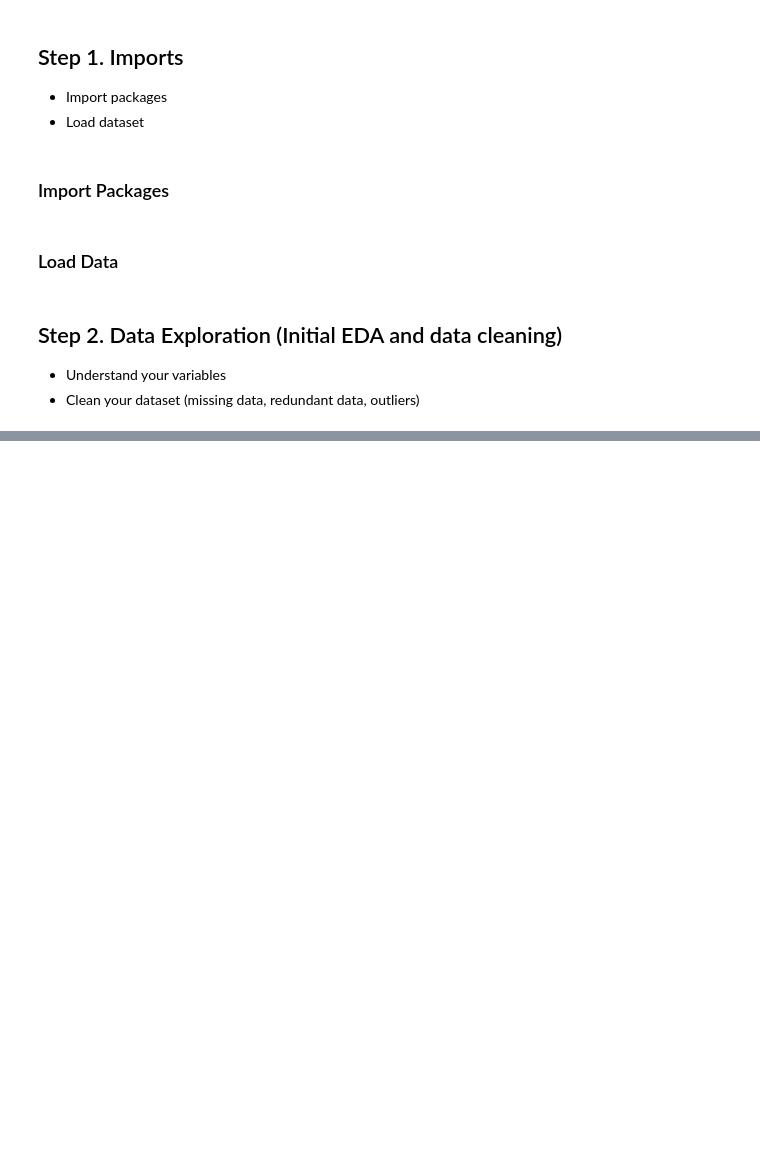
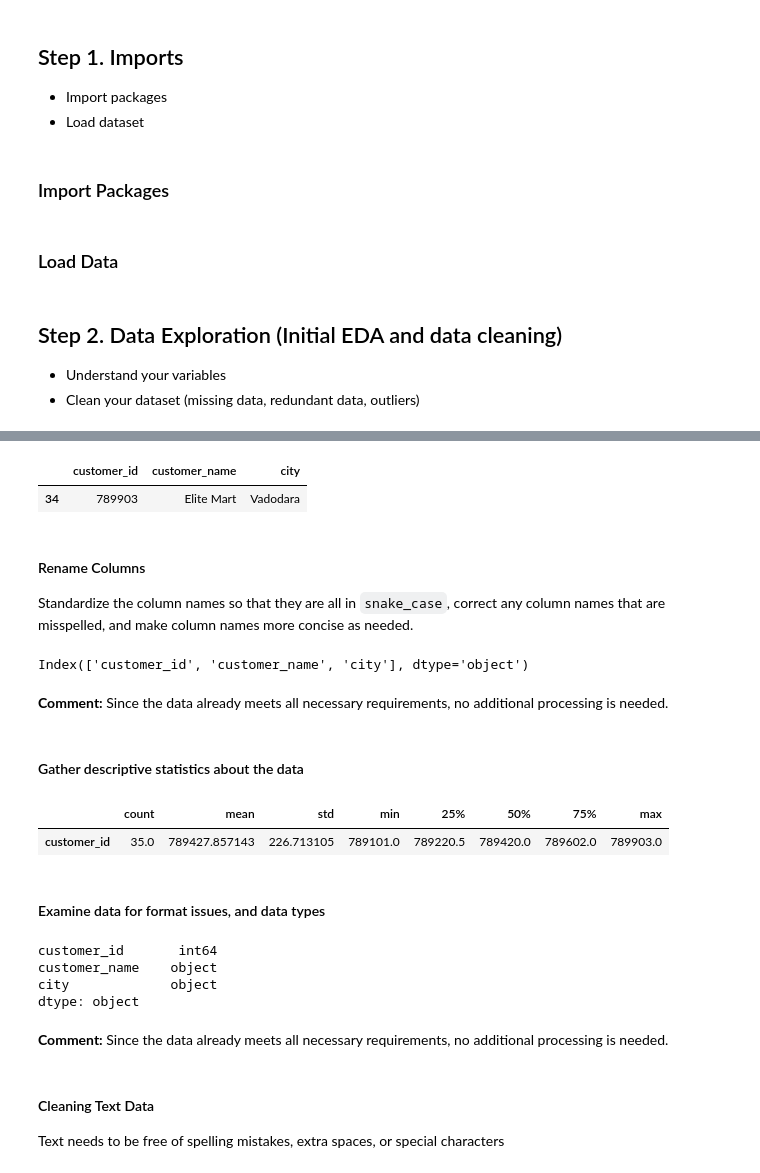
Before and after one commit to WalterEdwardd/AtliQ_Mart-Supply_Chain_Improvement_Project, a Jupyter notebook: notebooks/processed_data.ipynb, the cells around one changed output, grey strips where cells are left out. Drawn from its saved outputs; the diff is of its cells as text; code cells hidden in the pictures; blank space fills up the shorter version.

```diff
--- a/notebooks/processed_data.ipynb
+++ b/notebooks/processed_data.ipynb
@@ -40,0 +139,41 @@ fact_orders_aggregate = pd.read_csv("C:/Users/PC/Downloads/AtliQ_Mart-Supply_Cha
+# %%
+# last records
+dim_customers.tail(1)
+# %% [output]
+|  | customer_id | customer_name | city |
+| 34 | 789903 | Elite Mart | Vadodara |
+# %% [markdown]
+#### Rename Columns
+Standardize the column names so that they are all in `snake_case`, correct any column names that are misspelled, and make column names more concise as needed.
+# %%
+# display all column names
+dim_customers.columns
+# %% [output]
+Index(['customer_id', 'customer_name', 'city'], dtype='object')
+# %% [markdown]
+**Comment:**
+Since the data already meets all necessary requirements, no additional processing is needed.
+# %% [markdown]
+#### Gather descriptive statistics about the data
+# %%
+# gather descriptive statistics about the data
+dim_customers.describe().T
+# %% [output]
+|  | count | mean | std | min | 25% | 50% | 75% | max |
+| customer_id | 35.0 | 789427.857143 | 226.713105 | 789101.0 | 789220.5 | 789420.0 | 789602.0 | 789903.0 |
+# %% [markdown]
+#### Examine data for format issues, and data types
+# %%
+# check for datatypes
+dim_customers.dtypes
+# %% [output]
+customer_id       int64
+customer_name    object
+city             object
+dtype: object
+# %% [markdown]
+**Comment:**
+Since the data already meets all necessary requirements, no additional processing is needed.
+# %% [markdown]
+#### Cleaning Text Data
+Text needs to be free of spelling mistakes, extra spaces, or special characters
```
Also changed, not shown: parts of 136 cells of this notebook.
